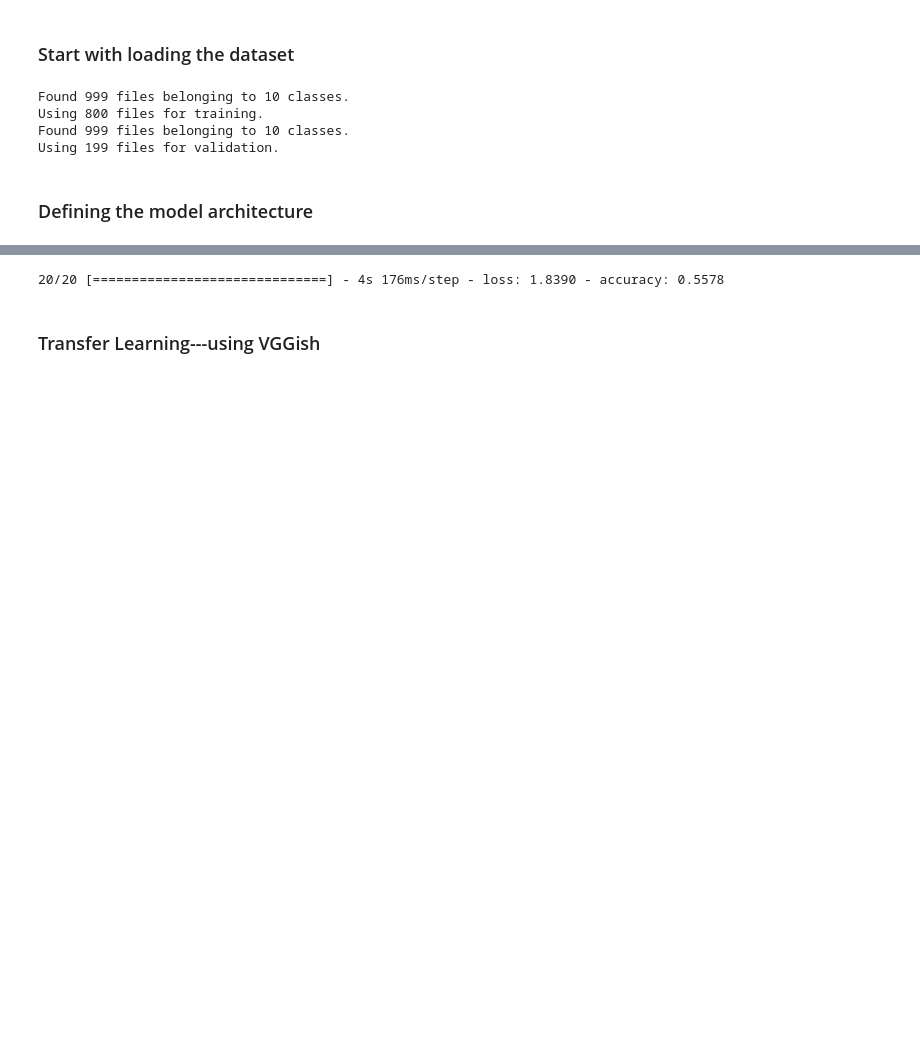
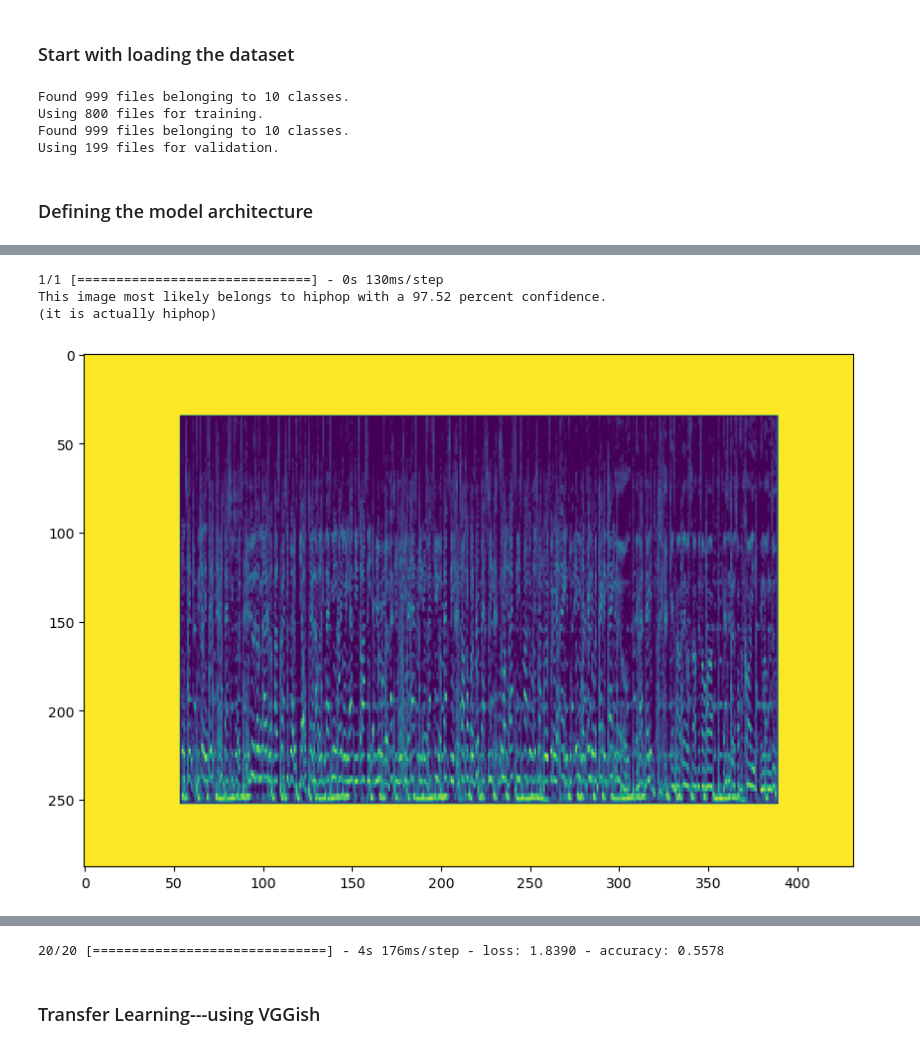
Before and after one commit to macmacmacmac/539_CNN, a Jupyter notebook: model.ipynb, the cells around one changed output, grey strips where cells are left out. Drawn from its saved outputs; the diff is of its cells as text; code cells hidden in the pictures; blank space fills up the shorter version.

```diff
--- a/model.ipynb
+++ b/model.ipynb
@@ -9,8 +9,8 @@ import keras
 ### Start with loading the dataset
 # %%
 batch_size = 10
-img_height = 369
-img_width = 496
+img_height = 288
+img_width = 432
 
 #images original being a directory of the dataset, each subdirectory of images_original is a class folder
 #each class folder contains samples belonging to that class
@@ -61,15 +61,8 @@ model = tf.keras.Sequential([
 ])
 # %%
-model.compile(
-  optimizer='adam',
-  loss=tf.keras.losses.CategoricalCrossentropy(
-    from_logits=False,
-    label_smoothing=0.0,
-    axis=-1,
-    reduction=losses_utils.ReductionV2.AUTO,
-    name='categorical_crossentropy'
-),
-  metrics=['accuracy'])
+model.compile(optimizer='adam',
+                          loss=tf.keras.losses.CategoricalCrossentropy(from_logits=False),
+                          metrics=['accuracy'])
 # %%
 import os
 
@@ -111,3 +108,32 @@ _________________________________________________________________
+# %%
+plt.figure(figsize=(10, 10))
+class_names = train.class_names
+
+t = val.take(1)
+
+for image, label in t:
+    i = 0
+
+    img = image[i]
+    plt.imshow(image[i].numpy().astype("uint8"))
+
+    img_array = tf.keras.utils.img_to_array(img)
+    img_array = tf.expand_dims(img_array, 0) # Create a batch
+
+    predictions = model.predict(img_array)
+    #print(predictions)
+    #print(label[i])
+    print(
+    "This image most likely belongs to {} with a {:.2f} percent confidence."
+    .format(class_names[np.argmax(predictions)], 100 * np.max(predictions))
+    )
+
+    print("(it is actually {})".format(class_names[np.argmax(label[i])]))
+# %% [output]
+1/1 [==============================] - 0s 130ms/step
+This image most likely belongs to hiphop with a 97.52 percent confidence.
+(it is actually hiphop)
+[figure, added]
 # %%
 #visualize architecture
 keras.utils.plot_model(model, "cnn_from_scratch.png")
```
Also changed, not shown: parts of 8 cells of this notebook.
